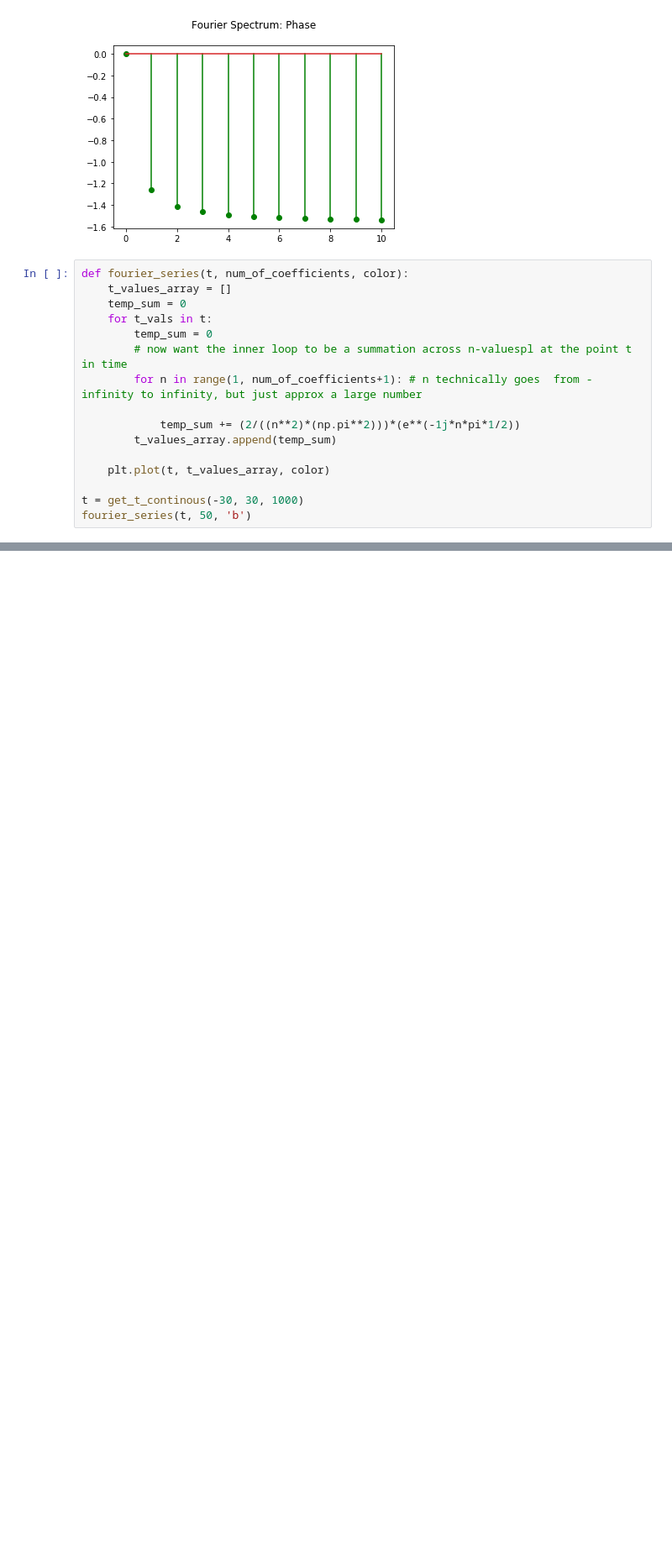
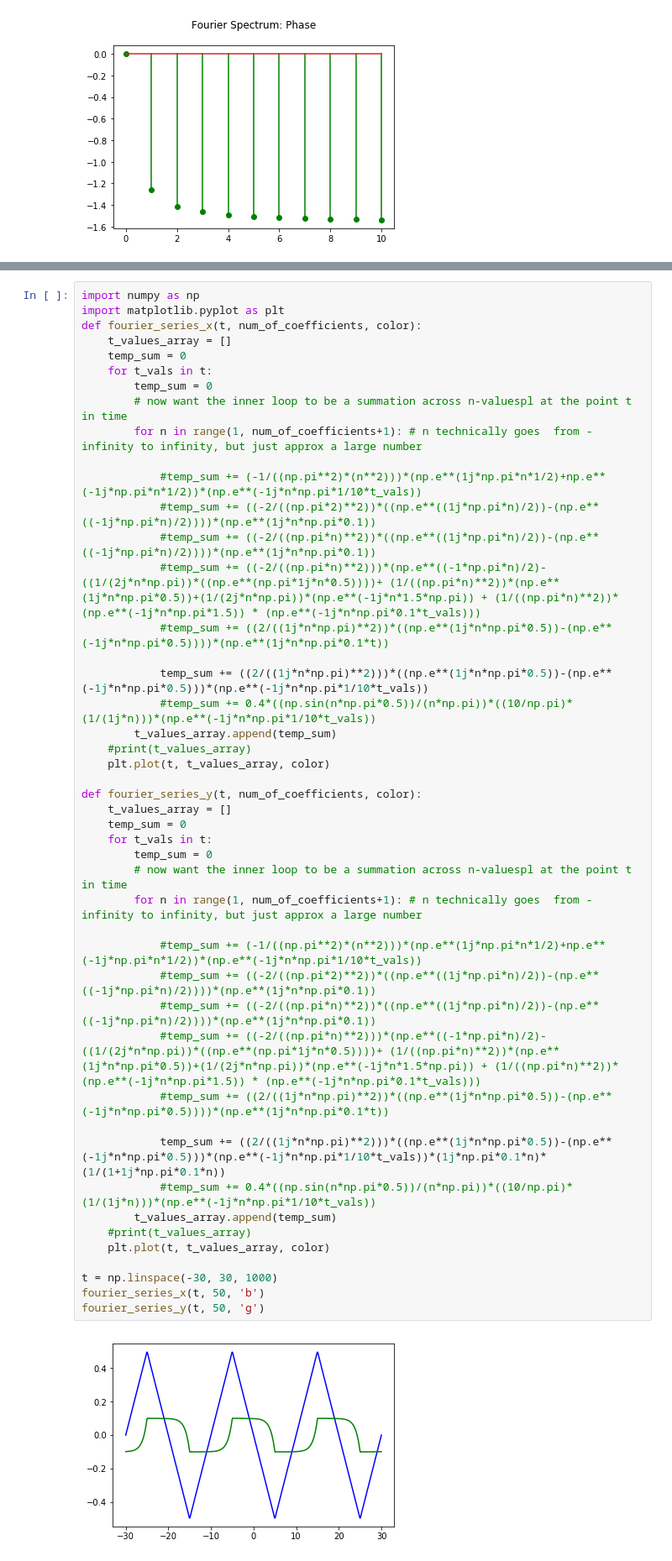
Before and after one commit to xusophia/EE313, a Jupyter notebook: EE313_HW6.ipynb, the cells around one changed output, grey strips where cells are left out. Shown: that part at 84% size. Cells and saved outputs as stored; diff of their text form; blank space fills up the shorter version.

```diff
--- a/EE313_HW6.ipynb
+++ b/EE313_HW6.ipynb
@@ -52,19 +64,3 @@ plt.stem(n, -1* np.angle((1+1j*n*np.pi), deg = False), 'g', markerfmt='go')
 # %% [output]
 <StemContainer object of 3 artists>
 [figure]
-# %%
-def fourier_series(t, num_of_coefficients, color):
-    t_values_array = []
-    temp_sum = 0
-    for t_vals in t:
-        temp_sum = 0
-        # now want the inner loop to be a summation across n-valuespl at the point t in time
-        for n in range(1, num_of_coefficients+1): # n technically goes  from -infinity to infinity, but just approx a large number
-
-            temp_sum += (2/((n**2)*(np.pi**2)))*(e**(-1j*n*pi*1/2))
-        t_values_array.append(temp_sum)
-
-    plt.plot(t, t_values_array, color)
-
-t = get_t_continous(-30, 30, 1000)
-fourier_series(t, 50, 'b')
@@ -72,0 +67,48 @@ fourier_series(t, 50, 'b')
+# %%
+import numpy as np
+import matplotlib.pyplot as plt
+def fourier_series_x(t, num_of_coefficients, color):
+    t_values_array = []
+    temp_sum = 0
+    for t_vals in t:
+        temp_sum = 0
+        # now want the inner loop to be a summation across n-valuespl at the point t in time
+        for n in range(1, num_of_coefficients+1): # n technically goes  from -infinity to infinity, but just approx a large number
+
+            #temp_sum += (-1/((np.pi**2)*(n**2)))*(np.e**(1j*np.pi*n*1/2)+np.e**(-1j*np.pi*n*1/2))*(np.e**(-1j*n*np.pi*1/10*t_vals))
+            #temp_sum += ((-2/((np.pi*2)**2))*((np.e**((1j*np.pi*n)/2))-(np.e**((-1j*np.pi*n)/2))))*(np.e**(1j*n*np.pi*0.1))
+            #temp_sum += ((-2/((np.pi*n)**2))*((np.e**((1j*np.pi*n)/2))-(np.e**((-1j*np.pi*n)/2))))*(np.e**(1j*n*np.pi*0.1))
+            #temp_sum += ((-2/((np.pi*n)**2)))*(np.e**((-1*np.pi*n)/2)-((1/(2j*n*np.pi))*((np.e**(np.pi*1j*n*0.5))))+ (1/((np.pi*n)**2))*(np.e**(1j*n*np.pi*0.5))+(1/(2j*n*np.pi))*(np.e**(-1j*n*1.5*np.pi)) + (1/((np.pi*n)**2))*(np.e**(-1j*n*np.pi*1.5)) * (np.e**(-1j*n*np.pi*0.1*t_vals)))
+            #temp_sum += ((2/((1j*n*np.pi)**2))*((np.e**(1j*n*np.pi*0.5))-(np.e**(-1j*n*np.pi*0.5))))*(np.e**(1j*n*np.pi*0.1*t))
+
+            temp_sum += ((2/((1j*n*np.pi)**2)))*((np.e**(1j*n*np.pi*0.5))-(np.e**(-1j*n*np.pi*0.5)))*(np.e**(-1j*n*np.pi*1/10*t_vals))
+            #temp_sum += 0.4*((np.sin(n*np.pi*0.5))/(n*np.pi))*((10/np.pi)*(1/(1j*n)))*(np.e**(-1j*n*np.pi*1/10*t_vals))
+        t_values_array.append(temp_sum)
+    #print(t_values_array)
+    plt.plot(t, t_values_array, color)
+
+def fourier_series_y(t, num_of_coefficients, color):
+    t_values_array = []
+    temp_sum = 0
+    for t_vals in t:
+        temp_sum = 0
+        # now want the inner loop to be a summation across n-valuespl at the point t in time
+        for n in range(1, num_of_coefficients+1): # n technically goes  from -infinity to infinity, but just approx a large number
+
+            #temp_sum += (-1/((np.pi**2)*(n**2)))*(np.e**(1j*np.pi*n*1/2)+np.e**(-1j*np.pi*n*1/2))*(np.e**(-1j*n*np.pi*1/10*t_vals))
+            #temp_sum += ((-2/((np.pi*2)**2))*((np.e**((1j*np.pi*n)/2))-(np.e**((-1j*np.pi*n)/2))))*(np.e**(1j*n*np.pi*0.1))
+            #temp_sum += ((-2/((np.pi*n)**2))*((np.e**((1j*np.pi*n)/2))-(np.e**((-1j*np.pi*n)/2))))*(np.e**(1j*n*np.pi*0.1))
+            #temp_sum += ((-2/((np.pi*n)**2)))*(np.e**((-1*np.pi*n)/2)-((1/(2j*n*np.pi))*((np.e**(np.pi*1j*n*0.5))))+ (1/((np.pi*n)**2))*(np.e**(1j*n*np.pi*0.5))+(1/(2j*n*np.pi))*(np.e**(-1j*n*1.5*np.pi)) + (1/((np.pi*n)**2))*(np.e**(-1j*n*np.pi*1.5)) * (np.e**(-1j*n*np.pi*0.1*t_vals)))
+            #temp_sum += ((2/((1j*n*np.pi)**2))*((np.e**(1j*n*np.pi*0.5))-(np.e**(-1j*n*np.pi*0.5))))*(np.e**(1j*n*np.pi*0.1*t))
+
+            temp_sum += ((2/((1j*n*np.pi)**2)))*((np.e**(1j*n*np.pi*0.5))-(np.e**(-1j*n*np.pi*0.5)))*(np.e**(-1j*n*np.pi*1/10*t_vals))*(1j*np.pi*0.1*n)*(1/(1+1j*np.pi*0.1*n))
+            #temp_sum += 0.4*((np.sin(n*np.pi*0.5))/(n*np.pi))*((10/np.pi)*(1/(1j*n)))*(np.e**(-1j*n*np.pi*1/10*t_vals))
+        t_values_array.append(temp_sum)
+    #print(t_values_array)
+    plt.plot(t, t_values_array, color)
+
+t = np.linspace(-30, 30, 1000)
+fourier_series_x(t, 50, 'b')
+fourier_series_y(t, 50, 'g')
+# %% [output]
+[figure, added]
```
Also changed, not shown: parts of 2 cells of this notebook.
